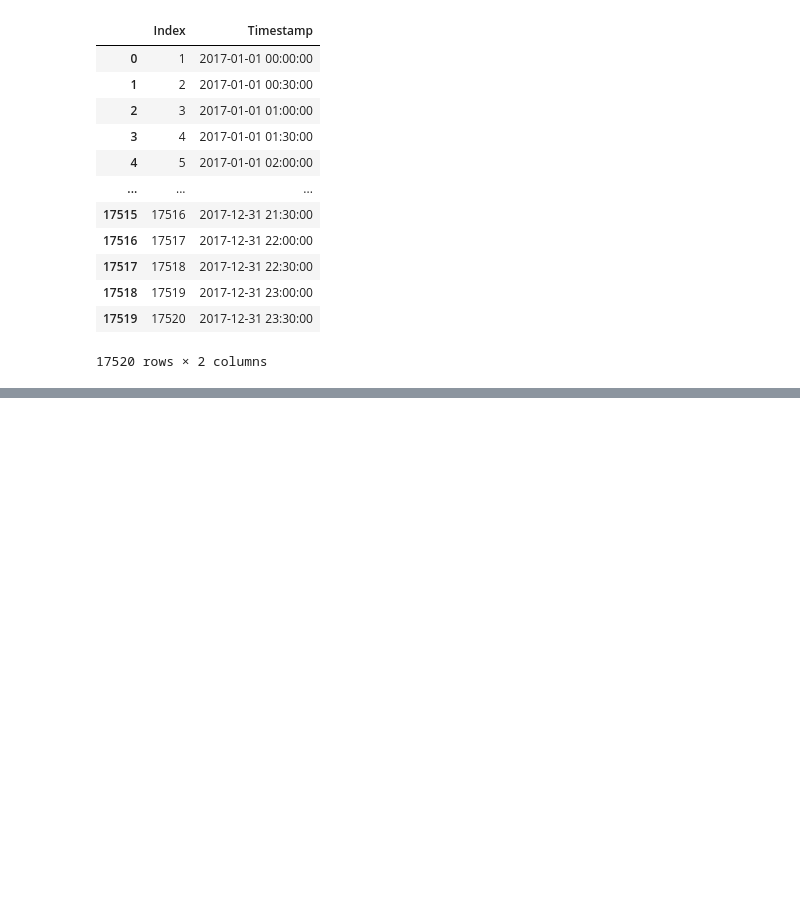
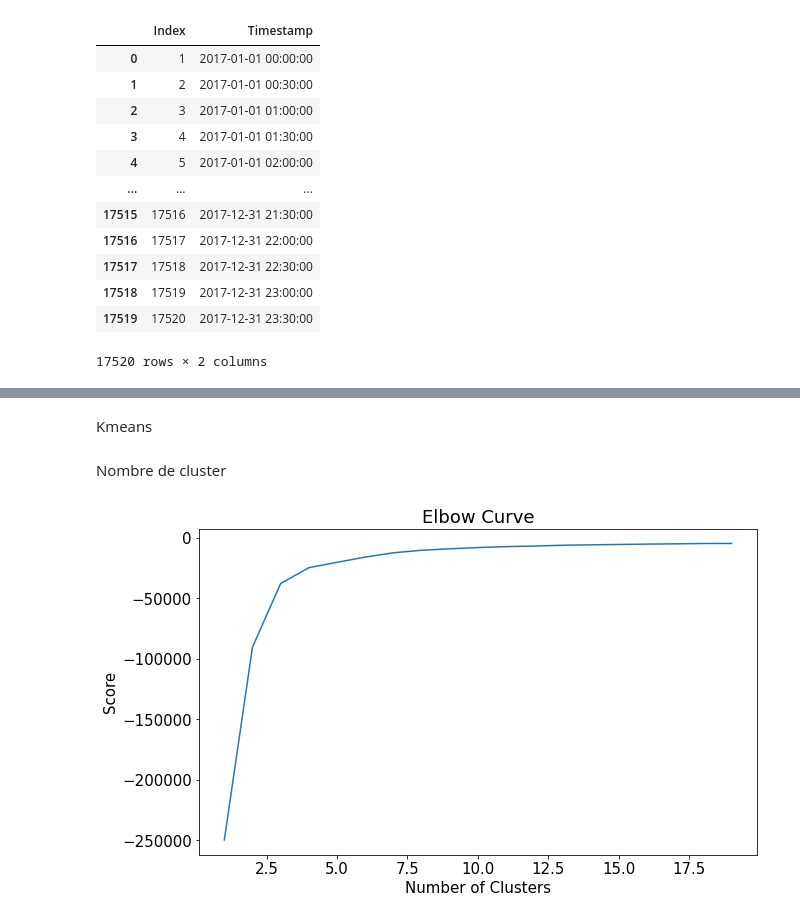
Before and after one commit to cyrjol/projet_bd, a Jupyter notebook: time series.ipynb, the cells around one changed output, grey strips where cells are left out. Cells and saved outputs as stored; diff of their text form; code cells hidden in the pictures; blank space fills up the shorter version.

```diff
--- a/time series.ipynb
+++ b/time series.ipynb
@@ -64,0 +175,4 @@ df
+# %%
+model =  IsolationForest(contamination=0.3)
+# %%
+model.fit(df[col])
@@ -64,0 +181,2 @@ df
+# %%
+df['label']=pd.Series(model.predict(df[col])).apply(lambda x: 'yes' if (x == -1) else 'no' )
@@ -64,0 +191,2 @@ df
+# %% [markdown]
+Kmeans
@@ -64,0 +196,16 @@ df
+# %% [markdown]
+Nombre de cluster
+# %%
+data = df[col]
+n_cluster = range(1, 20)
+kmeans = [KMeans(n_clusters=i).fit(data) for i in n_cluster]
+scores = [kmeans[i].score(data) for i in range(len(kmeans))]
+
+fig, ax = plt.subplots(figsize=(10,6))
+ax.plot(n_cluster, scores)
+plt.xlabel('Number of Clusters')
+plt.ylabel('Score')
+plt.title('Elbow Curve')
+plt.show()
+# %% [output]
+[figure, added]
```
Also changed, not shown: parts of 40 cells of this notebook.
